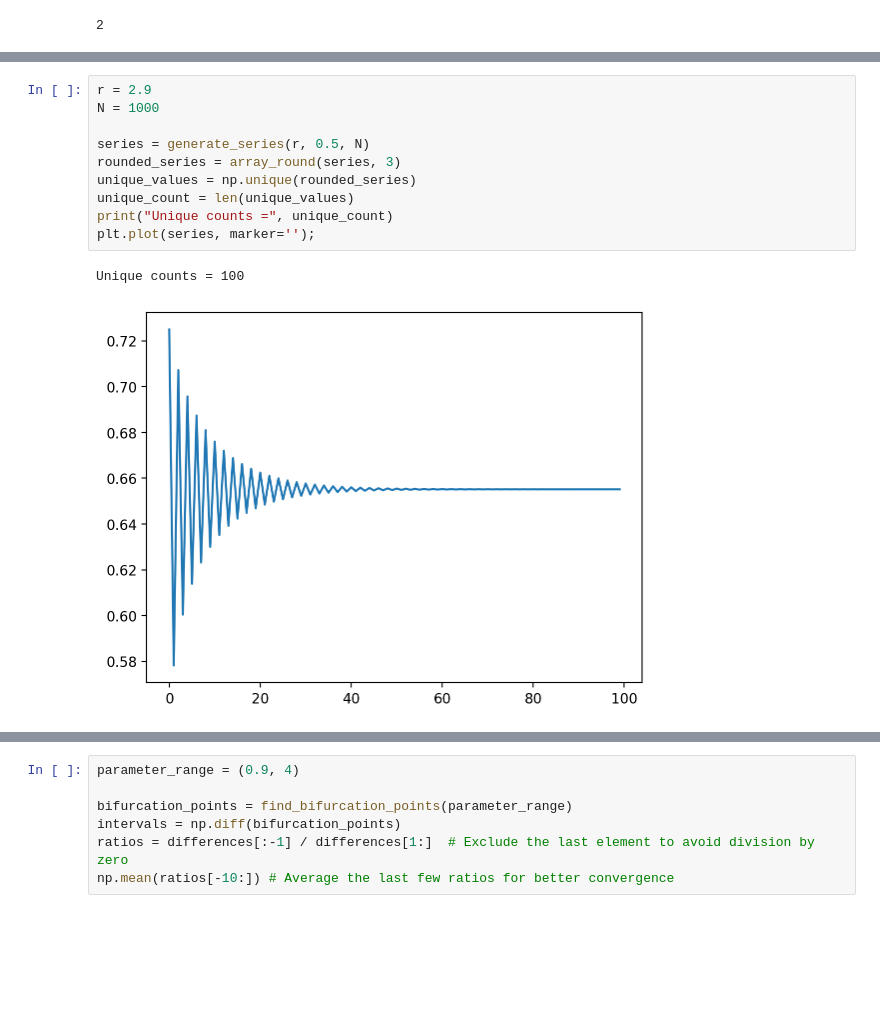
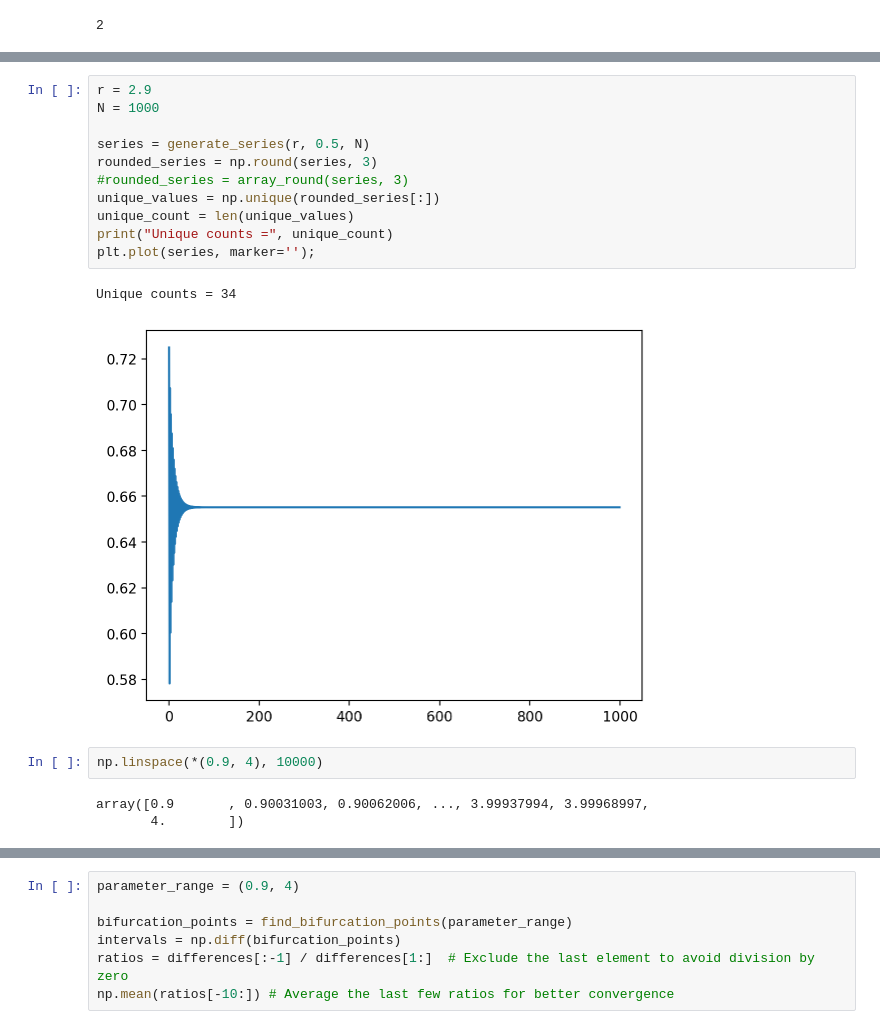
Before and after one commit to erbilcanartun/feigenbaum-constant, a Jupyter notebook: feigenbaum_constant.ipynb, the cells around one changed output, grey strips where cells are left out. Drawn from its saved outputs; the diff is of its cells as text; blank space fills up the shorter version.

```diff
--- a/feigenbaum_constant.ipynb
+++ b/feigenbaum_constant.ipynb
@@ -84,16 +144,22 @@ len(Counter(rounded_series))
 # %%
 r = 2.9
 N = 1000
 
 series = generate_series(r, 0.5, N)
-rounded_series = array_round(series, 3)
-unique_values = np.unique(rounded_series)
+rounded_series = np.round(series, 3)
+#rounded_series = array_round(series, 3)
+unique_values = np.unique(rounded_series[:])
 unique_count = len(unique_values)
 print("Unique counts =", unique_count)
 plt.plot(series, marker='');
 # %% [output]
-Unique counts = 100
+Unique counts = 34
-[figure, old version]
+[figure, new version]
+# %%
+np.linspace(*(0.9, 4), 10000)
+# %% [output]
+array([0.9       , 0.90031003, 0.90062006, ..., 3.99937994, 3.99968997,
+       4.        ])
 # %%
 parameter_range = (0.9, 4)
 
```
Also changed, not shown: parts of 9 cells of this notebook, 2 other files.
